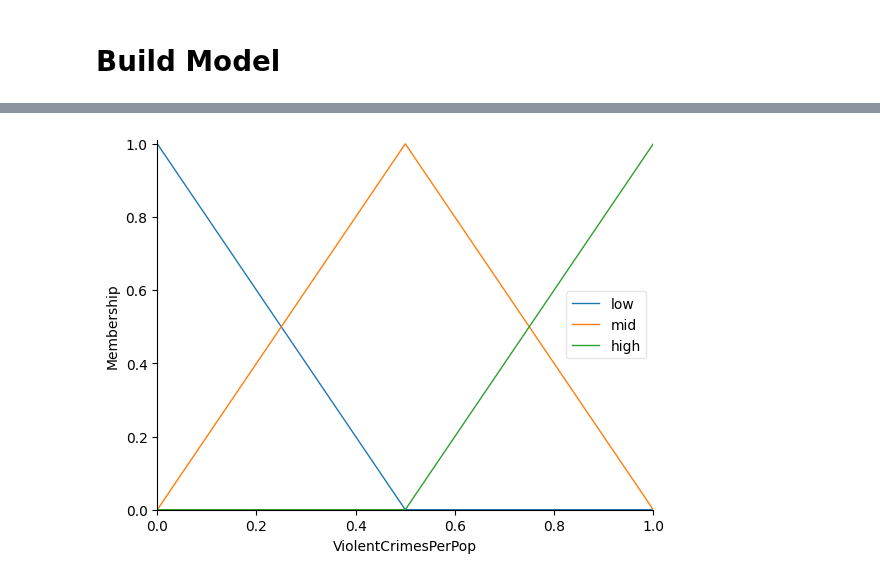
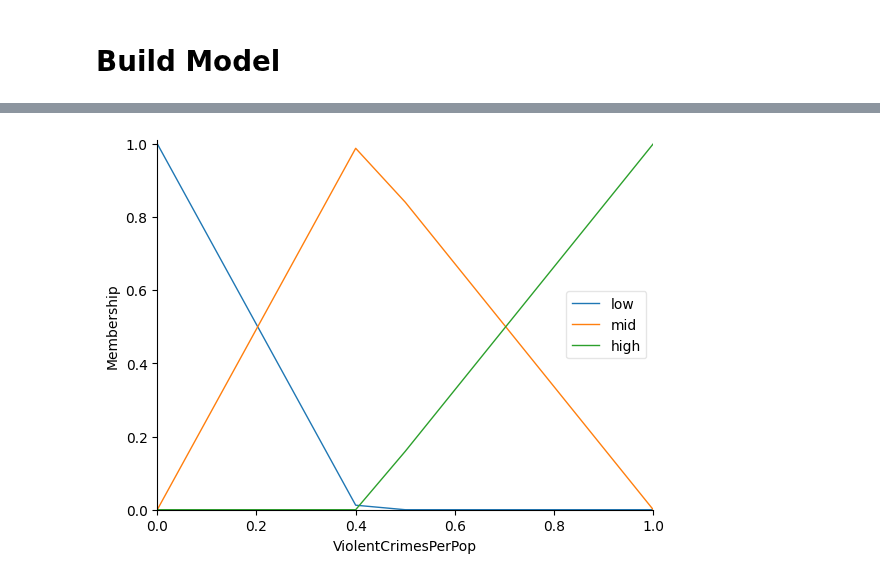
Before and after one commit to yeesem/Soft-Computing, a Jupyter notebook: Soft_Computing_Assignment_Fuzzy_Logic.ipynb, the cells around one changed output, grey strips where cells are left out. Drawn from its saved outputs; the diff is of its cells as text; code cells hidden in the pictures.

```diff
--- a/Soft_Computing_Assignment_Fuzzy_Logic.ipynb
+++ b/Soft_Computing_Assignment_Fuzzy_Logic.ipynb
@@ -635,13 +741,20 @@ for feature in antecedent.keys():
 # %%
-low = y_train.iloc[:,0].min()
-high = y_train.iloc[:,0].max()
-mid = np.median(np.arange(low,high+0.1,0.1))
+# low = y_train.iloc[:,0].min()
+# high = y_train.iloc[:,0].max()
+# mid = np.median(np.arange(low,high+0.1,0.1))
+
+min_max_mid = get_cluster_MinMaxMid(y_train,[y_train.columns[0]],3)
+
+low = min_max_mid['min']
+high = min_max_mid['max']
+mid = min_max_mid['mid']
+
 consequent['low'] = fuzz.trimf(consequent.universe,[low,low,mid])
 consequent['mid'] = fuzz.trimf(consequent.universe,[low,mid,high])
 consequent['high'] = fuzz.trimf(consequent.universe,[mid,high,high])
 consequent.view()
 # %% [output]
-[figure, old version]
+[figure, new version]
 # %%
 rules_list = []
 num_row = len(rules)
```
Also changed, not shown: parts of 16 cells of this notebook.
